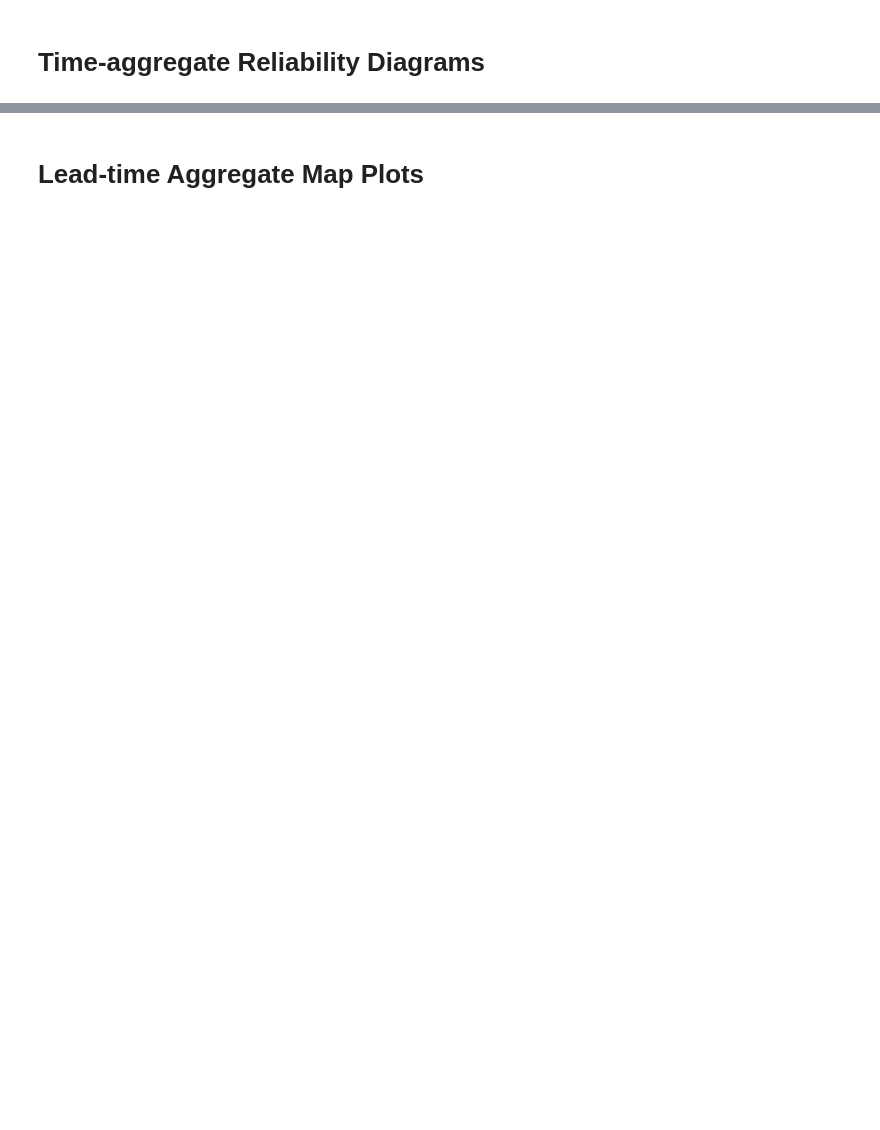
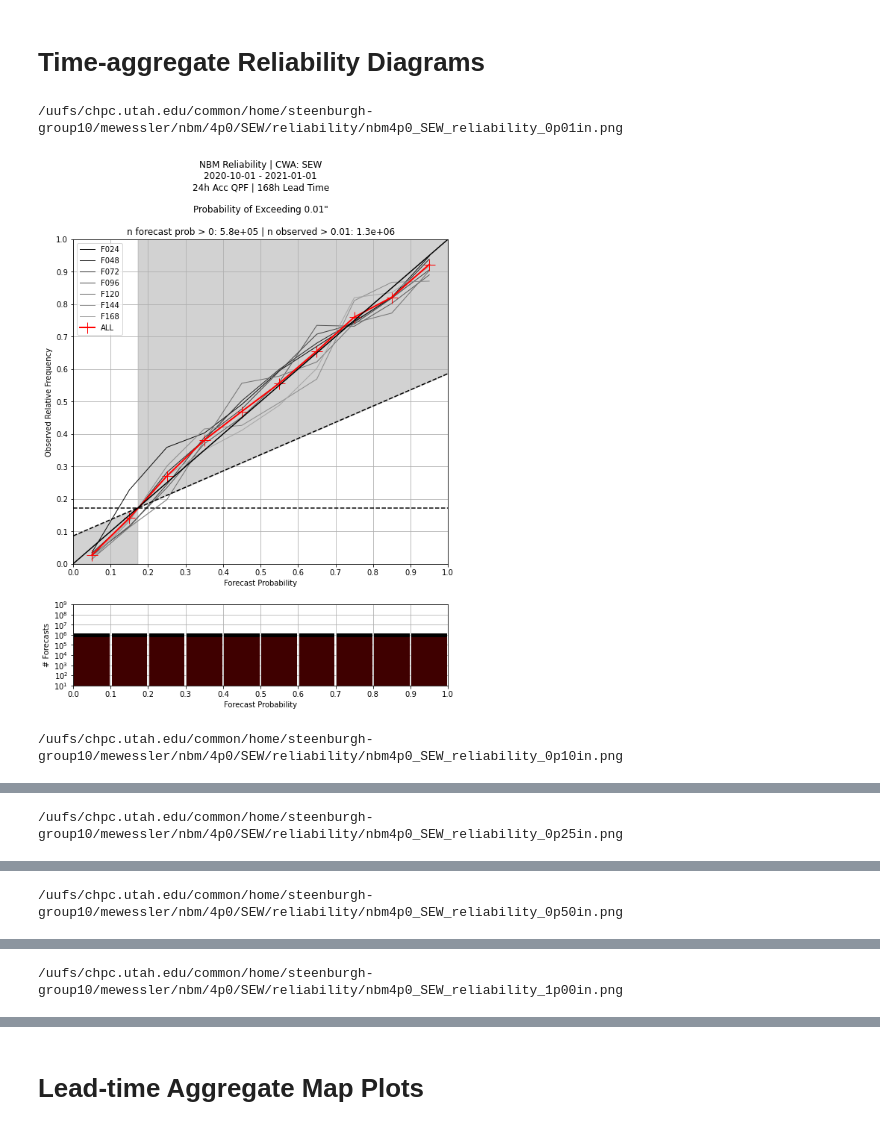
Before and after one commit to m-wessler/nbm-verify, a Jupyter notebook: notebooks/nbm_reliability_maps_dev.ipynb, the cells around one changed output, grey strips where cells are left out. Saved outputs shown, nothing was run; the diff lists cells and outputs as text; code cells hidden in the pictures; blank space fills up the shorter version.

```diff
--- a/notebooks/nbm_reliability_maps_dev.ipynb
+++ b/notebooks/nbm_reliability_maps_dev.ipynb
@@ -27,11 +27,12 @@ warnings.filterwarnings('ignore')
 os.environ['OMP_NUM_THREADS'] = '1'
 # %%
 # CONFIG # # CONFIG # # CONFIG # # CONFIG # # CONFIG #
-cwa = 'WESTUS'# 'SEW'#sys.argv[1]
-fhr_start, fhr_end, fhr_step = 24, 48, 6#108, 6
+cwa = 'SEW'#sys.argv[1]
+fhr_start, fhr_end, fhr_step = 24, 168, 24#108, 6
 
-start_date = datetime(2020, 5, 18, 0)
-end_date = datetime(2020, 10, 1, 0)
+ver = '4p0'
+start_date = datetime(2020, 10, 1, 0)
+end_date = datetime(2021, 1, 1, 0)
 
 # start_date = datetime(2020, 10, 1, 0)
 # end_date = datetime(2020, 12, 1, 0)
@@ -271,7 +353,7 @@ for item in returns:
 # %%
 fhr = 24
 
-for thresh in produce_thresholds:
+for thresh in produce_thresholds[:1]:
 
     # Make the plot
     fig = plt.figure(figsize=(30, 28), facecolor='w')
@@ -330,7 +412,7 @@ for thresh in produce_thresholds:
 
     date0, date1 = start_date.strftime('%Y-%m-%d'), end_date.strftime('%Y-%m-%d')
     plt.suptitle('CWA: %s %s - %s\nInterval: %02dh, Threshold: %.02f"\nFHR: %03d\n'%(cwa, date0, date1, interval, thresh, fhr), fontsize=16)
-    fig.subplots_adjust(top=0.94)
+    fig.subplots_adjust(top=0.90)
 
     # Reliability Plot
     relplot = np.array(relplot)
@@ -476,7 +576,8 @@ for thresh in produce_thresholds:
     ax1 = plt.subplot(axs[1])
 
     relplot_agg = []
-    for fhr in fhrs:
+    shades = np.linspace(.05, .65, len(fhrs))
+    for i, fhr in enumerate(fhrs):
 
         relplot = []
         for bin_data in data[fhr][thresh]:
@@ -494,7 +595,9 @@ for thresh in produce_thresholds:
         relplot_agg.append(relplot)
 
         ax.plot(relplot[:, 0], relplot[:, 1], linewidth=1,
-                marker='+', markersize=15, label='F%03d'%fhr)
+                label='F%03d'%fhr, color=str(shades[i]),
+                #marker='+', markersize=15
+               )
 
     relplot_agg = np.array(relplot_agg)
 
@@ -503,7 +606,7 @@ for thresh in produce_thresholds:
         relplot_agg.sum(axis=0)[:, 2]/relplot_agg.sum(axis=0)[:, 3]])
 
 
-    ax.plot(relplot_agg[0], relplot_agg[1], linewidth=3, color='r',
+    ax.plot(relplot_agg[0], relplot_agg[1], linewidth=2, color='r',
             marker='+', markersize=15, label='ALL')
 
     perfect = np.arange(0, 1.1, .1)
@@ -542,30 +645,34 @@ for thresh in produce_thresholds:
     ax.grid(zorder=1)
 
     date0, date1 = start_date.strftime('%Y-%m-%d'), end_date.strftime('%Y-%m-%d')
 
     ax.set_title((
         'NBM Reliability | CWA: %s\n'%cwa +
         '%s - %s\n'%(date0, date1) +
         '%02dh Acc QPF | %3dh Lead Time\n\n'%(interval, fhr) +
         'Probability of Exceeding %.2f"\n\n'%thresh +
         'n forecast prob > 0: %2.1e | n observed > %.2f: %2.1e'%(
             relplot[:, 2].sum(), thresh, relplot[:, 3].sum())))
 
     ax.legend(loc='upper left')
 
     # # # # # # # # # # # # # # # # # # # # # # # #
 
     ax1.bar(relplot_agg[0], relplot[:, 3].sum(), color='k', width=0.095, zorder=10)
     ax1.bar(relplot_agg[0], relplot[:, 2].sum(), color='r', alpha=0.25, width=0.095, zorder=11)
 
     ax1.set_xticks(np.arange(0, 1.1, .1))
     ax1.set_xlim([0, 1])
 
     ax1.set_yscale('log')
     ax1.set_yticks([1e1, 1e2, 1e3, 1e4, 1e5, 1e6, 1e7, 1e8, 1e9])
 
     ax1.set_xlabel('Forecast Probability')
     ax1.set_ylabel('# Forecasts')
     ax1.grid(zorder=-1)
 
     plt.show()
+# %% [output]
+/uufs/chpc.utah.edu/common/home/steenburgh-group10/mewessler/nbm/4p0/SEW/reliability/nbm4p0_SEW_reliability_0p01in.png
+[figure, added]
+/uufs/chpc.utah.edu/common/home/steenburgh-group10/mewessler/nbm/4p0/SEW/reliability/nbm4p0_SEW_reliability_0p10in.png
@@ -571,0 +680 @@ for thresh in produce_thresholds:
+/uufs/chpc.utah.edu/common/home/steenburgh-group10/mewessler/nbm/4p0/SEW/reliability/nbm4p0_SEW_reliability_0p25in.png
@@ -571,0 +682 @@ for thresh in produce_thresholds:
+/uufs/chpc.utah.edu/common/home/steenburgh-group10/mewessler/nbm/4p0/SEW/reliability/nbm4p0_SEW_reliability_0p50in.png
@@ -571,0 +684 @@ for thresh in produce_thresholds:
+/uufs/chpc.utah.edu/common/home/steenburgh-group10/mewessler/nbm/4p0/SEW/reliability/nbm4p0_SEW_reliability_1p00in.png
```
Also changed, not shown: parts of 17 cells of this notebook, 9 other files.
